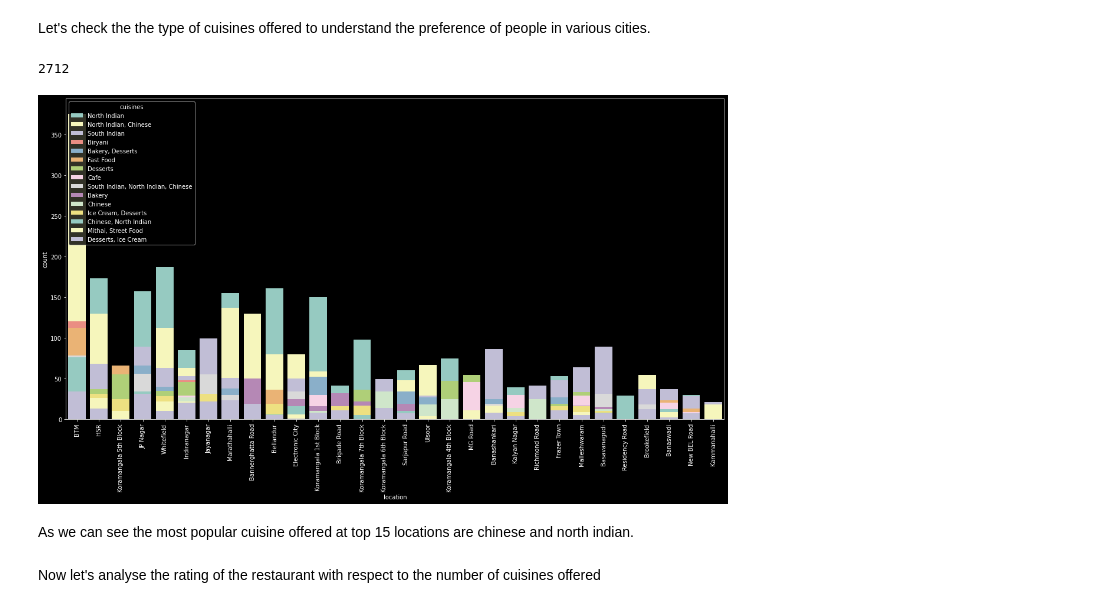
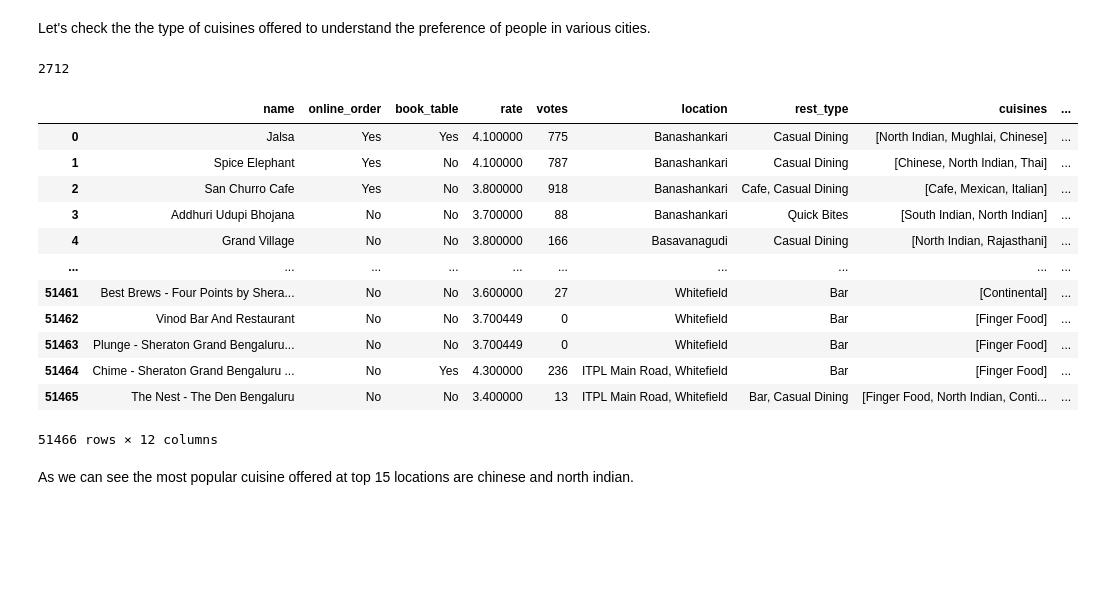
Before and after one commit to sashankmvv/Zomato, a Jupyter notebook: zomato.ipynb, the cells around one changed output. Cells and saved outputs as stored; diff of their text form; code cells hidden in the pictures; blank space fills up the shorter version.

```diff
--- a/zomato.ipynb
+++ b/zomato.ipynb
@@ -268,7 +226,7 @@ Let's check the the type of cuisines offered to understand the preference of peo
 # %%
 df['cuisines'] = df['cuisines'].apply(
     lambda x: x.split(','))
-# %%
-len(df1['cuisines'].unique())
-# %% [output]
-2712
+# %%
+df1['cuisines'].nunique()
+# %% [output]
+2712
@@ -275,13 +241,25 @@ len(df1['cuisines'].unique())
+# %%
+df1
+# %% [output]
+|  | name | online_order | book_table | rate | votes | location | rest_type | cuisines | ... |
+| 0 | Jalsa | Yes | Yes | 4.100000 | 775 | Banashankari | Casual Dining | [North Indian, Mughlai, Chinese] | ... |
+| 1 | Spice Elephant | Yes | No | 4.100000 | 787 | Banashankari | Casual Dining | [Chinese, North Indian, Thai] | ... |
+| 2 | San Churro Cafe | Yes | No | 3.800000 | 918 | Banashankari | Cafe, Casual Dining | [Cafe, Mexican, Italian] | ... |
+| 3 | Addhuri Udupi Bhojana | No | No | 3.700000 | 88 | Banashankari | Quick Bites | [South Indian, North Indian] | ... |
+| 4 | Grand Village | No | No | 3.800000 | 166 | Basavanagudi | Casual Dining | [North Indian, Rajasthani] | ... |
+| ... | ... | ... | ... | ... | ... | ... | ... | ... | ... |
+| 51461 | Best Brews - Four Points by Shera... | No | No | 3.600000 | 27 | Whitefield | Bar | [Continental] | ... |
+| 51462 | Vinod Bar And Restaurant | No | No | 3.700449 | 0 | Whitefield | Bar | [Finger Food] | ... |
+| 51463 | Plunge - Sheraton Grand Bengaluru... | No | No | 3.700449 | 0 | Whitefield | Bar | [Finger Food] | ... |
+| 51464 | Chime - Sheraton Grand Bengaluru ... | No | Yes | 4.300000 | 236 | ITPL Main Road, Whitefield | Bar | [Finger Food] | ... |
+| 51465 | The Nest - The Den Bengaluru | No | No | 3.400000 | 13 | ITPL Main Road, Whitefield | Bar, Casual Dining | [Finger Food, North Indian, Conti... | ... |
+51466 rows × 12 columns
 # %%
-fig, ax = plt.subplots(figsize=(20, 10))
+# fig, ax = plt.subplots(figsize=(20, 10))
 
-chart = sns.countplot(df1['location'], hue=df1['cuisines'], order=pd.value_counts(
-    df1['location']).iloc[:30].index, hue_order=pd.value_counts(df1['cuisines']).iloc[:15].index, dodge=False, palette="Set3")
-x = chart.set_xticklabels(chart.get_xticklabels(), rotation=90)
-# chart.legend("upper right")
+# chart = sns.countplot(df1['location'], hue=df1['cuisines'], order=pd.value_counts(
+#     df1['location']).iloc[:30].index, hue_order=pd.value_counts(df1['cuisines']).iloc[:15].index, dodge=False, palette="Set3")
+# x = chart.set_xticklabels(chart.get_xticklabels(), rotation=90)
+# # chart.legend("upper right")
-# %% [output]
-[figure, removed]
 # %% [markdown]
 As we can see the most popular cuisine offered at top 15 locations are chinese and north indian.
-# %% [markdown]
-Now let's analyse the rating of the restaurant with respect to the number of cuisines offered
```
Also changed, not shown: parts of 31 cells of this notebook.
